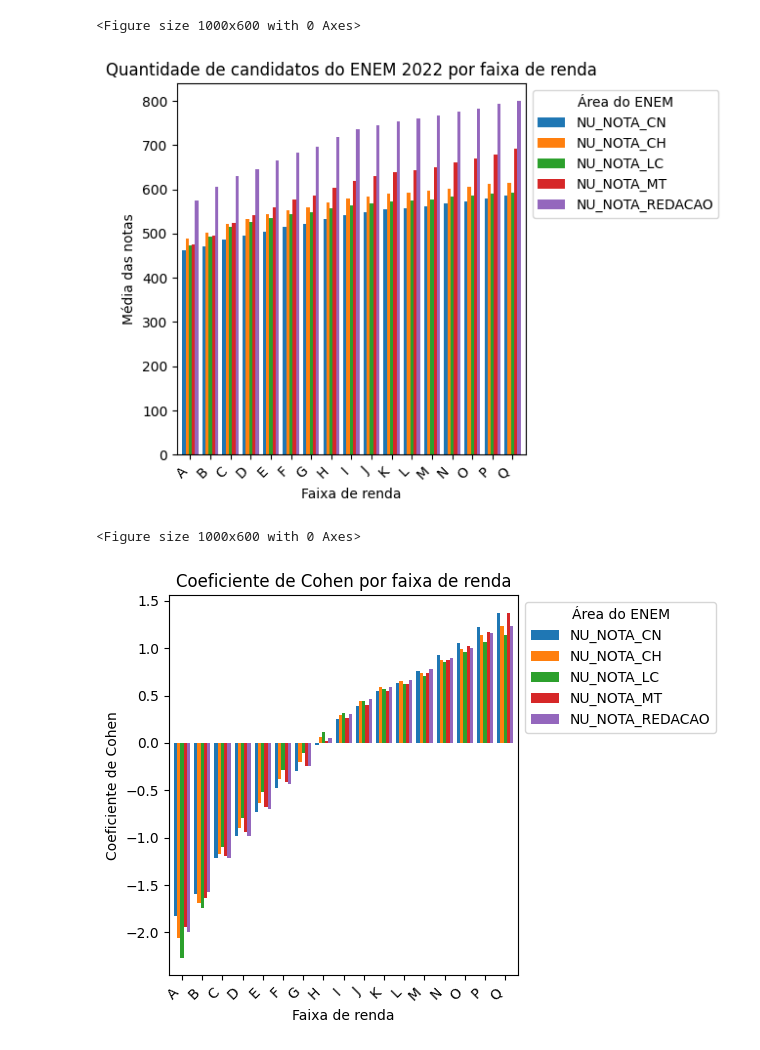
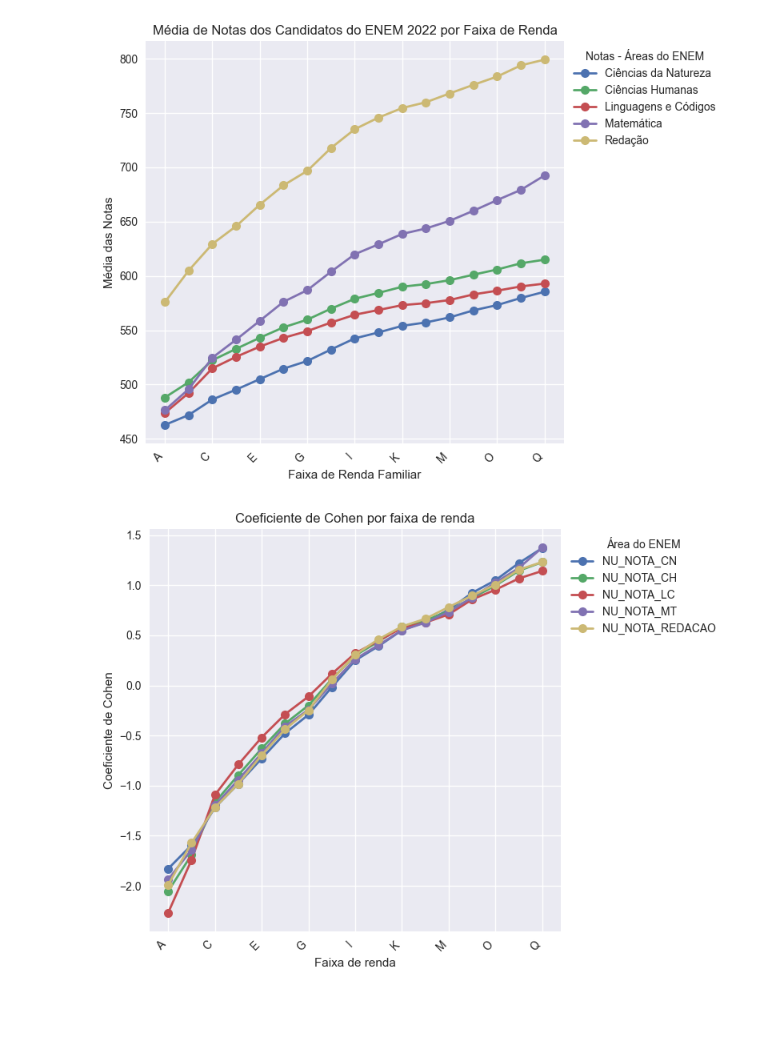
Before and after one commit to esthercaroline/APS1_CDados_tets_e_nanenena, a Jupyter notebook: aps1.ipynb, the cells around one changed output. Cells and saved outputs as stored; diff of their text form; code cells hidden in the pictures; blank space fills up the shorter version.

Commit message:
mudança dos graficos para linhas e mudança da leg

```diff
--- a/aps1.ipynb
+++ b/aps1.ipynb
@@ -1,37 +1,70 @@
 # %%
 # Parte 1 + 2a
 import pandas as pd
 import matplotlib.pyplot as plt
 
 df = pd.read_csv('Dados\MICRODADOS_ENEM_2022.csv', sep= ';', encoding= 'ISO-8859-1')
 filtro_treineiro = df['IN_TREINEIRO'] == 0
 filtro_presenca_CN = df['TP_PRESENCA_CN'] == 1
 filtro_presenca_CH = df['TP_PRESENCA_CH'] == 1
 filtro_presenca_LC = df['TP_PRESENCA_LC'] == 1
 filtro_presenca_MT = df['TP_PRESENCA_MT'] == 1
 filtro_redacao= df['TP_STATUS_REDACAO'] == 1
 
 
 filtros_agrupados = filtro_treineiro & filtro_presenca_CN & filtro_presenca_CH & filtro_presenca_LC & filtro_presenca_MT & filtro_redacao
 df_filtrado = df[filtros_agrupados]
 
 
 # agrupa por tipo (nesse caso pela renda) e faz a média das notas de cada competência, ai o gráfico fica renda por média de nota em cada competência
 media_notas_por_renda = df_filtrado.groupby('Q006')[['NU_NOTA_CN', 'NU_NOTA_CH', 'NU_NOTA_LC', 'NU_NOTA_MT', 'NU_NOTA_REDACAO']].mean()
 
-plt.style.use('default')
-plt.figure(figsize=(10, 6))
-media_notas_por_renda.plot(kind='bar', width=0.8)
-plt.xlabel('Faixa de renda')
-plt.ylabel('Média das notas')
-plt.title('Quantidade de candidatos do ENEM 2022 por faixa de renda')
-plt.legend(title='Área do ENEM', bbox_to_anchor=(1, 1))
+
+# # Mapeia os códigos das faixas de renda para os rótulos personalizados
+# faixas_de_renda = {
+#     'A': 'Nenhuma renda',
+#     'B': 'Até R$ 1.212,00',
+#     'C': 'De R$ 1.212,01 até R$ 1.818,00.',
+#     'D': 'De R$ 1.818,01 até R$ 2.424,00.',
+#     'E': 'De R$ 2.424,01 até R$ 3.030,00.',
+#     'F': 'De R$ 3.030,01 até R$ 3.636,00.',
+#     'G': 'De R$ 3.636,01 até R$ 4.848,00.',
+#     'H': 'De R$ 4.848,01 até R$ 6.060,00.',
+#     'I': 'De R$ 6.060,01 até R$ 7.272,00.',
+#     'J': 'De R$ 7.272,01 até R$ 8.484,00.',
+#     'K': 'De R$ 8.484,01 até R$ 9.696,00.',
+#     'L': 'De R$ 9.696,01 até R$ 10.908,00.',
+#     'M': 'De R$ 10.908,01 até R$ 12.120,00.',
+#     'N': 'De R$ 12.120,01 até R$ 14.544,00.',
+#     'O': 'De R$ 14.544,01 até R$ 18.180,00.',
+#     'P': 'De R$ 18.180,01 até R$ 24.240,00.',
+#     'Q': 'Mais de R$ 24.240,00.'
+
+# }
+
+# # Renomeia os índices do DataFrame com os rótulos personalizados
+# media_notas_por_renda.rename(index=faixas_de_renda, inplace=True)
+
+plt.style.use('seaborn')
+plt.figure(figsize=(8,6))
+
+# Cria o gráfico de linhas
+media_notas_por_renda.plot(kind='line', marker='o', markersize=8, linewidth=2, ax=plt.gca())
+
+# Configurações adicionais
+plt.xlabel('Faixa de Renda Familiar')
+plt.ylabel('Média das Notas')
+plt.title('Média de Notas dos Candidatos do ENEM 2022 por Faixa de Renda')
+# Legenda personalizada
+legend_labels = ['Ciências da Natureza', 'Ciências Humanas', 'Linguagens e Códigos', 'Matemática', 'Redação']
+plt.legend(legend_labels, title='Notas - Áreas do ENEM', bbox_to_anchor=(1, 1))
 plt.xticks(rotation=45, ha='right')
 plt.tight_layout()
+
+# Exibe o gráfico
 plt.show()
 # %% [output]
-<Figure size 1000x600 with 0 Axes>
-[figure, old version]
+[figure, new version]
 # %%
 # Parte 2b
 media_disciplina = media_notas_por_renda
@@ -39,9 +72,10 @@ media_das_medias = media_disciplina.mean()
 desvio_padrao = media_disciplina.std()
 d_cohen = (media_disciplina - media_das_medias) / desvio_padrao
 
-plt.style.use('default')
-plt.figure(figsize=(10, 6))
-d_cohen.plot(kind='bar', width=0.8)
+plt.style.use('seaborn')
+plt.figure(figsize=(8,6))
+d_cohen.plot(kind='line', marker='o', markersize=8, linewidth=2, ax=plt.gca())
+
 plt.xlabel('Faixa de renda')
 plt.ylabel('Coeficiente de Cohen')
 plt.title('Coeficiente de Cohen por faixa de renda')
@@ -50,5 +84,4 @@ plt.xticks(rotation=45, ha='right')
 plt.tight_layout()
 plt.show()
 # %% [output]
-<Figure size 1000x600 with 0 Axes>
-[figure, old version]
+[figure, new version]
```
